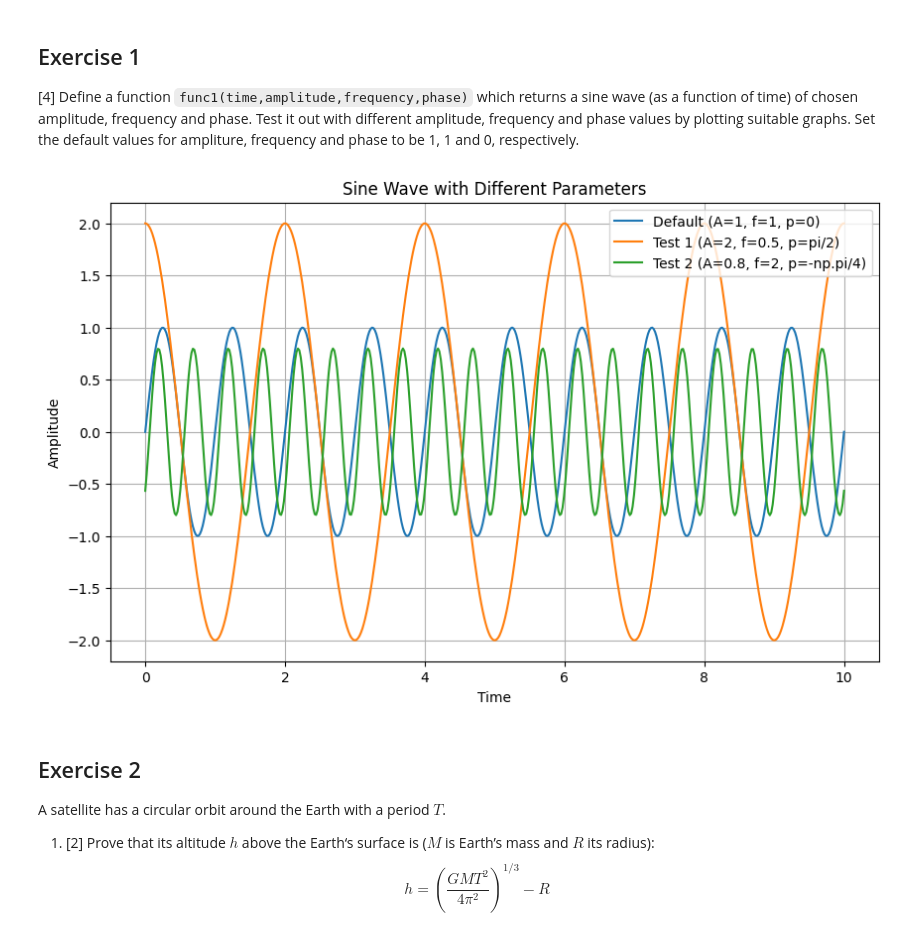
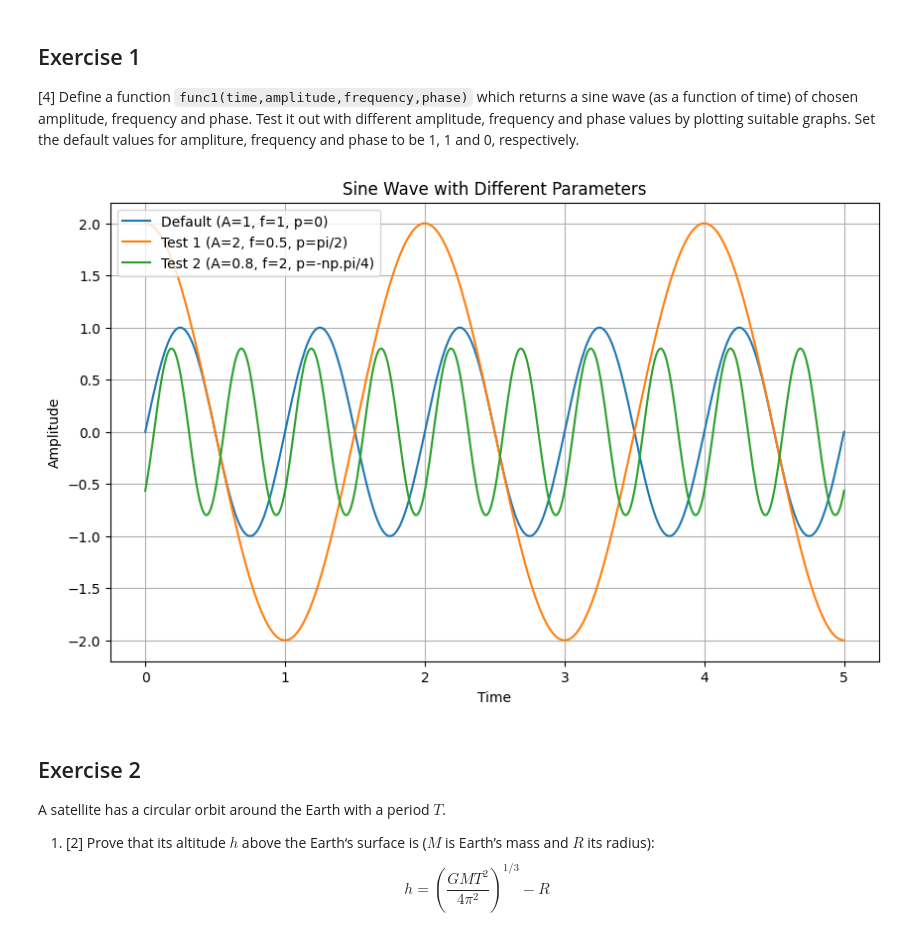
Before and after one commit to PX2145-2025/week-2-b-CameronMcKenzie-05, a Jupyter notebook: Functions.ipynb, the cells around one changed output. Drawn from its saved outputs; the diff is of its cells as text; code cells hidden in the pictures.

```diff
--- a/Functions.ipynb
+++ b/Functions.ipynb
@@ -344,35 +344,35 @@ def func1(time, amplitude=1, frequency=1, phase=0):
         frequency: The frequency of the sine wave (default is 1).
         phase: The phase shift of the sine wave in radians (default is 0).
 
     Returns:
         The value of the sine wave at the given time.
     """
     return amplitude * np.sin(2 * np.pi * frequency * time + phase)
 
 
-time = np.linspace(0, 10, 500)
+time = np.linspace(0, 5, 500)
 
 #Sine wave with default values
 sine_wave_default = func1(time)
 plt.figure(figsize=(10, 6))
 plt.plot(time, sine_wave_default, label='Default (A=1, f=1, p=0)')
 
 #Sine wave tests with modified values
 sine_wave_test1 = func1(time, amplitude=2, frequency=0.5, phase=np.pi/2)
 plt.plot(time, sine_wave_test1, label='Test 1 (A=2, f=0.5, p=pi/2)')
 
 sine_wave_test2 = func1(time, amplitude=0.8, frequency=2, phase=-np.pi/4)
 plt.plot(time, sine_wave_test2, label='Test 2 (A=0.8, f=2, p=-np.pi/4)')
 
 #Plotting the sine waves
 plt.xlabel('Time')
 plt.ylabel('Amplitude')
 plt.title('Sine Wave with Different Parameters')
 plt.legend()
 plt.grid(True)
 plt.show()
 # %% [output]
-[figure, old version]
+[figure, new version]
 # %% [markdown]
 ## Exercise 2
 
```
Also changed, not shown: parts of 5 cells of this notebook.
